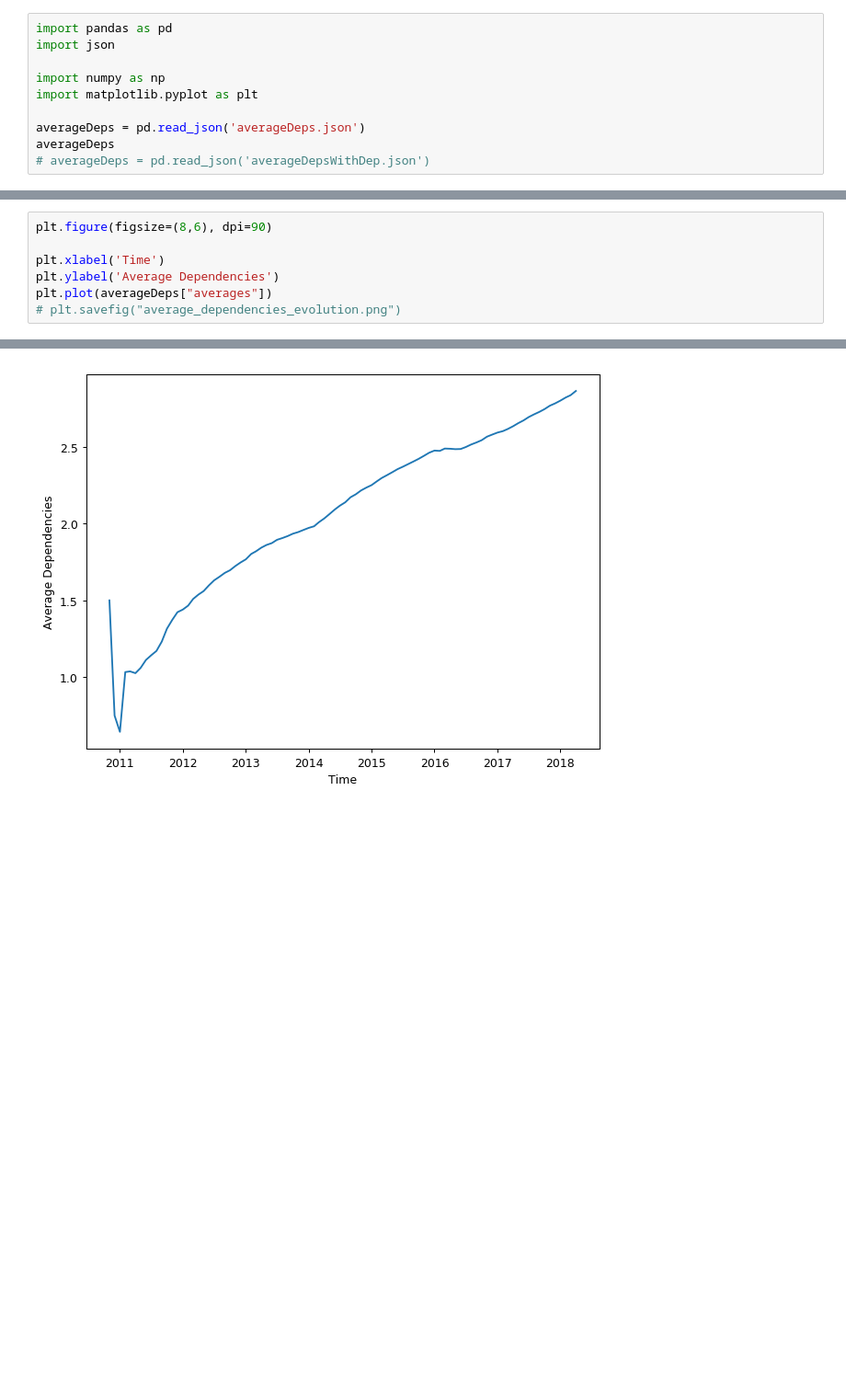
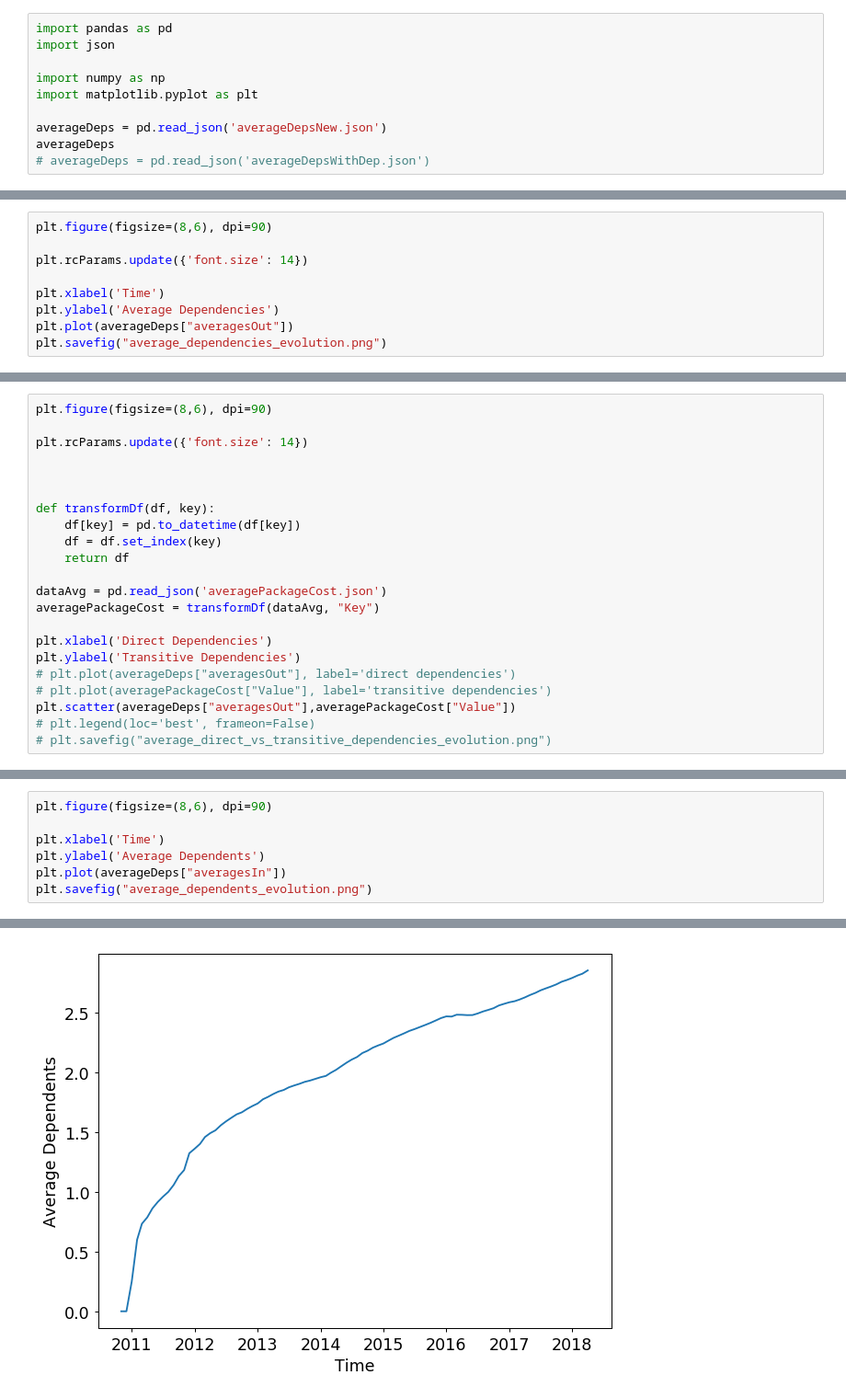
Before and after one commit to markuszm/npm-analysis, a Jupyter notebook: jupyterlab/graphs/AverageDeps.ipynb, the cells around one changed output, grey strips where cells are left out. Shown: that part at 92% size. Cells and saved outputs as stored; diff of their text form; blank space fills up the shorter version.

```diff
--- a/jupyterlab/graphs/AverageDeps.ipynb
+++ b/jupyterlab/graphs/AverageDeps.ipynb
@@ -5,7 +5,7 @@ import json
 import numpy as np
 import matplotlib.pyplot as plt
 
-averageDeps = pd.read_json('averageDeps.json')
+averageDeps = pd.read_json('averageDepsNew.json')
 averageDeps
 # averageDeps = pd.read_json('averageDepsWithDep.json')
 # %% [output]
@@ -29,0 +30,9 @@ averageDeps
+# %%
+plt.figure(figsize=(8,6), dpi=90)
+
+plt.rcParams.update({'font.size': 14})
+
+plt.xlabel('Time')
+plt.ylabel('Average Dependencies')
+plt.plot(averageDeps["averagesOut"])
+plt.savefig("average_dependencies_evolution.png")
@@ -29,0 +41,22 @@ averageDeps
+# %%
+plt.figure(figsize=(8,6), dpi=90)
+
+plt.rcParams.update({'font.size': 14})
+
+
+
+def transformDf(df, key):
+    df[key] = pd.to_datetime(df[key])
+    df = df.set_index(key)
+    return df
+
+dataAvg = pd.read_json('averagePackageCost.json')
+averagePackageCost = transformDf(dataAvg, "Key")
+
+plt.xlabel('Direct Dependencies')
+plt.ylabel('Transitive Dependencies')
+# plt.plot(averageDeps["averagesOut"], label='direct dependencies')
+# plt.plot(averagePackageCost["Value"], label='transitive dependencies')
+plt.scatter(averageDeps["averagesOut"],averagePackageCost["Value"])
+# plt.legend(loc='best', frameon=False)
+# plt.savefig("average_direct_vs_transitive_dependencies_evolution.png")
@@ -31,7 +67,7 @@ averageDeps
 plt.figure(figsize=(8,6), dpi=90)
 
 plt.xlabel('Time')
-plt.ylabel('Average Dependencies')
-plt.plot(averageDeps["averages"])
-# plt.savefig("average_dependencies_evolution.png")
+plt.ylabel('Average Dependents')
+plt.plot(averageDeps["averagesIn"])
+plt.savefig("average_dependents_evolution.png")
 # %% [output]
@@ -39,4 +74,4 @@ plt.plot(averageDeps["averages"])
-[figure, old version]
+[figure, new version]
 # %%
 plt.figure(figsize=(8,6), dpi=90)
 
```
Also changed, not shown: parts of 6 cells of this notebook, 4 other files.
